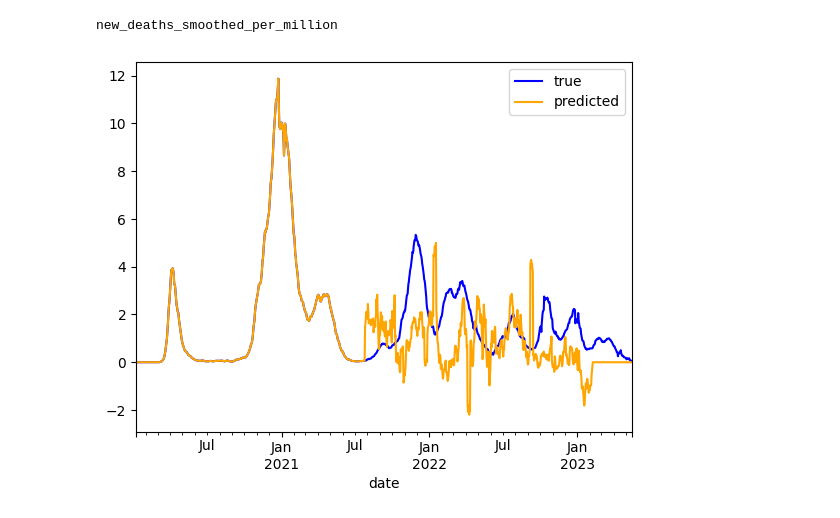
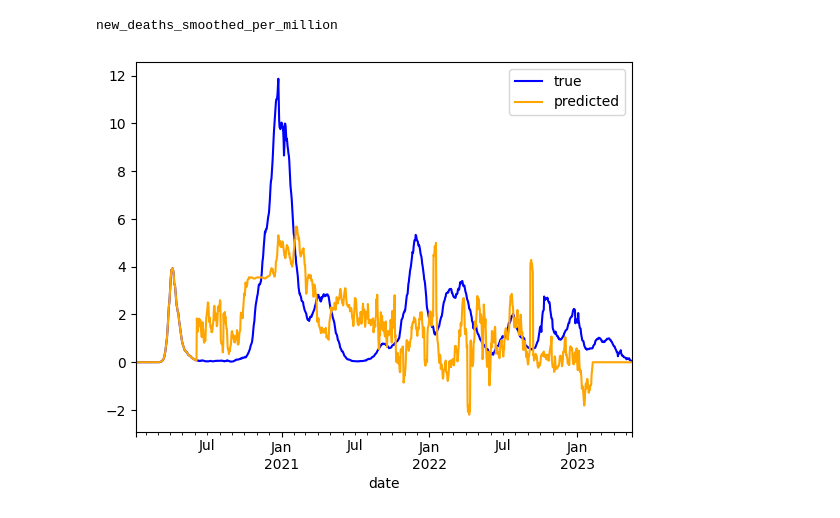
Before and after one commit to armsp/BDPP-23-Covid-Project, a Jupyter notebook: work/project/predict_h.ipynb, the cells around one changed output. Drawn from its saved outputs; the diff is of its cells as text; code cells hidden in the pictures.

```diff
--- a/work/project/predict_h.ipynb
+++ b/work/project/predict_h.ipynb
@@ -12,28 +12,27 @@ model = nodes.find( "train_ensemble" ).get_result( )
 # %%
 import matplotlib.pyplot as plt
 
 time_range = slice( 0, None )
 column_name = "new_deaths_smoothed_per_million"
 column = df.columns.tolist( ).index( column_name )
 
-start = 565
+start = 138
 df_pred = model.predict_replace( df, start = start )
-df_pred.iloc[ :start ] = df.iloc[ :start ]
 assert not df.isna( ).any( ).any( )
 assert not df_pred.isna( ).any( ).any( )
 
 df.iloc[ time_range, column ].plot( color = "blue" )
 df_pred.iloc[ time_range, column ].plot( color = "orange" )
 
 
 line = lambda color, label: plt.Line2D([ ], [ ], color = color, label = label )
 h = [ line( "blue", "true" ), line( "orange", "predicted" )]
 
 plt.legend( handles = h )
 print( df_pred.columns[ column ])
 # %% [output]
 new_deaths_smoothed_per_million
-[figure, old version]
+[figure, new version]
 # %%
 df_pred.isna( )
 # %% [output]
```
Also changed, not shown: parts of 1 cell of this notebook, 5 other files.
